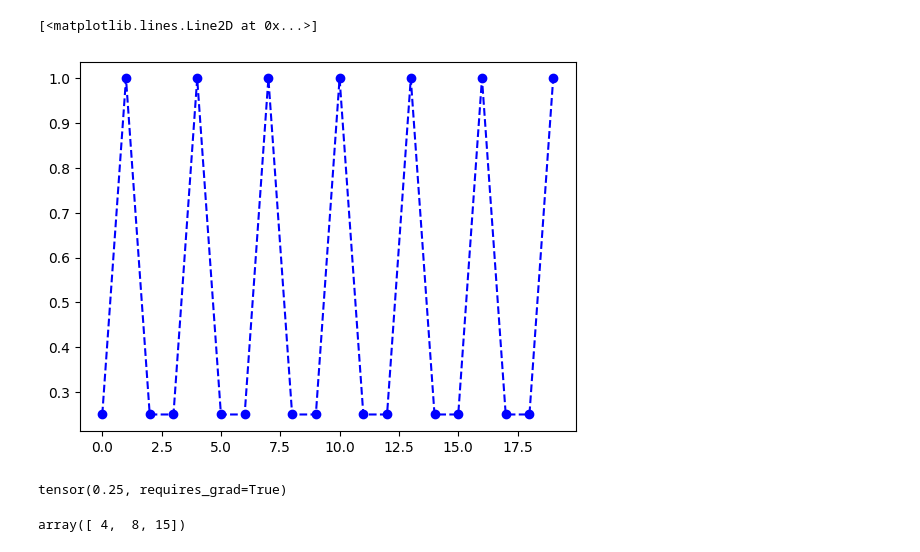
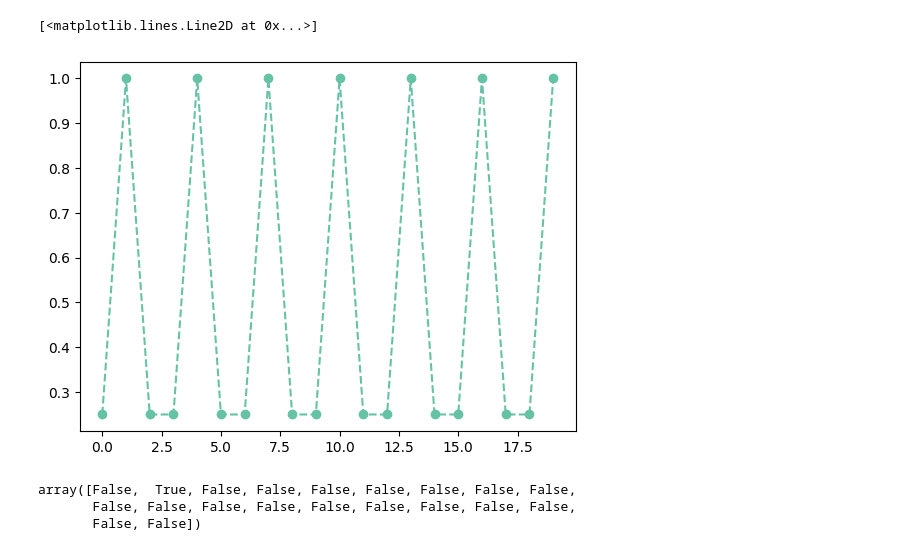
Before and after one commit to arcticronin/quantum_knapsack_pennylane, a Jupyter notebook: main.ipynb, the cells around one changed output. Saved outputs shown, nothing was run; the diff lists cells and outputs as text; code cells hidden in the pictures.

```diff
--- a/main.ipynb
+++ b/main.ipynb
@@ -2,6 +2,9 @@
 import pennylane as qml
 from pennylane import numpy as np
 import matplotlib.pyplot as plt
+import seaborn as sns
+
+sns.set_palette('Set2')
 # %%
 def oracle(numbers, goal, wires, aux_wires):
     """Oracle to mark states where the sum of the selected numbers is equal to the goal."""
@@ -42,4 +45,22 @@ def grover_circuit(numbers, goal, rep):
 
         return qml.probs(wires=range(num_wires))
 
-    return circuit()
+    return circuit
+
+numbers = [1,1,1,2]
+goal = 2  # goal sum
+rep = 1 # number of Grover iterations
+
+# Get the circuit function
+circuit = grover_circuit(numbers, goal, rep)
+
+# Extract probabilities
+result = circuit()
+
+# Draw the circuit with all wires
+plt.figure(figsize=(10, 30))
+qml.draw_mpl(circuit,
+             show_all_wires=True,
+             style="pennylane_sketch",
+             expansion_strategy="device")()
+plt.show()
@@ -46,10 +69,0 @@ def grover_circuit(numbers, goal, rep):
-# %%
-numbers = [4, 8, 6, 3, 12, 15]
-numbers = [4, 8, 6, 3, 12, 15]
-numbers = [1, 1, 1, 2]
-goal = 35
-goal = 15
-goal = 2
-result = grover_circuit(numbers, goal, rep=1)
-
-plt.bar( range(len(result)),  result)
@@ -61,14 +75,15 @@ max_pos = np.argmax(result) ## solution in position
 # %%
 maxiter = 20
-sol_probs = [grover_circuit(numbers, goal, rep=i)[max_pos] for i in range (0,maxiter)]
+max_pos = np.argmax(result) ## solution in position
+sol_probs = [grover_circuit(numbers, goal, rep=i)()[max_pos]
+             for i in range (0,maxiter)]
 # %%
 import seaborn as sns
-num_of_sol = 4
-plt.plot(range(0,maxiter), (np.array(sol_probs) * num_of_sol), marker='o', linestyle='--', color='b', label='solution probability')
+## treshold to check if 2 numbers are equal
+treshold = 10e-5
+num_of_sol = np.sum(np.abs(result.numpy() - np.max(result).numpy()) < treshold)
+
+plt.plot(range(0,maxiter), (np.array(sol_probs) * num_of_sol), marker='o', linestyle='--', label='solution probability')
 # %% [output]
 [<matplotlib.lines.Line2D at 0x...>]
-[figure, old version]
+[figure, new version]
-# %%
-sol_probs[0] * 4
-# %% [output]
-tensor(0.25, requires_grad=True)
@@ -103,4 +90,6 @@ result = grover_circuit(numbers, goal)
-# %%
-np.array(numbers)[result == 1].numpy()
-# %% [output]
-array([ 4,  8, 15])
+# %%
+sol_probs == (np.max(sol_probs))
+# %% [output]
+array([False,  True, False, False, False, False, False, False, False,
+       False, False, False, False, False, False, False, False, False,
+       False, False])
```
Also changed, not shown: parts of 9 cells of this notebook, 1 other file.
